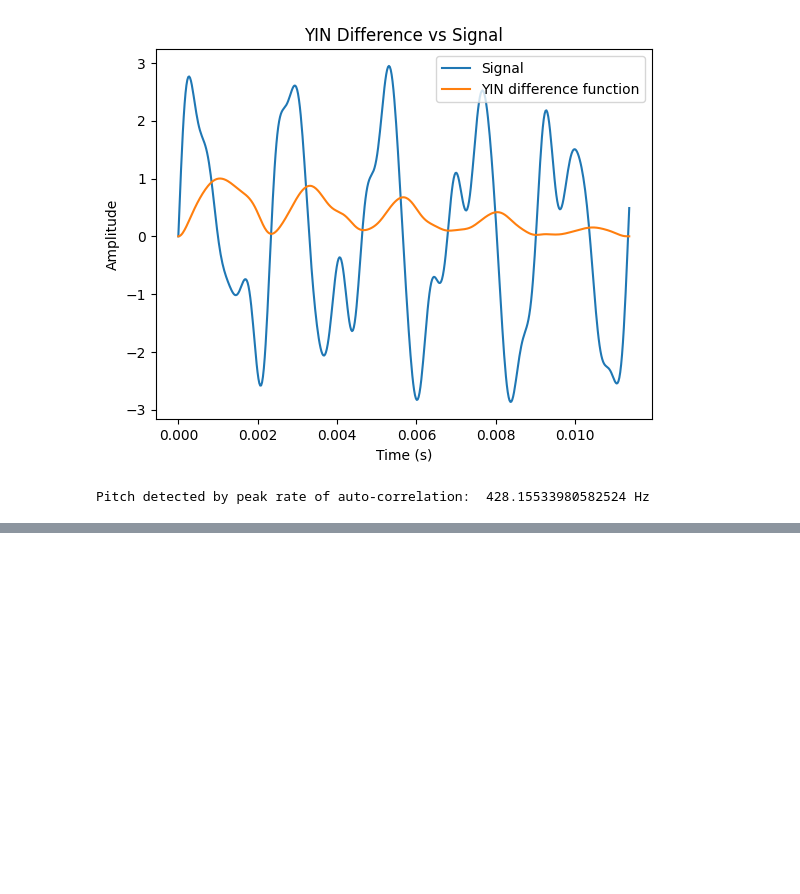
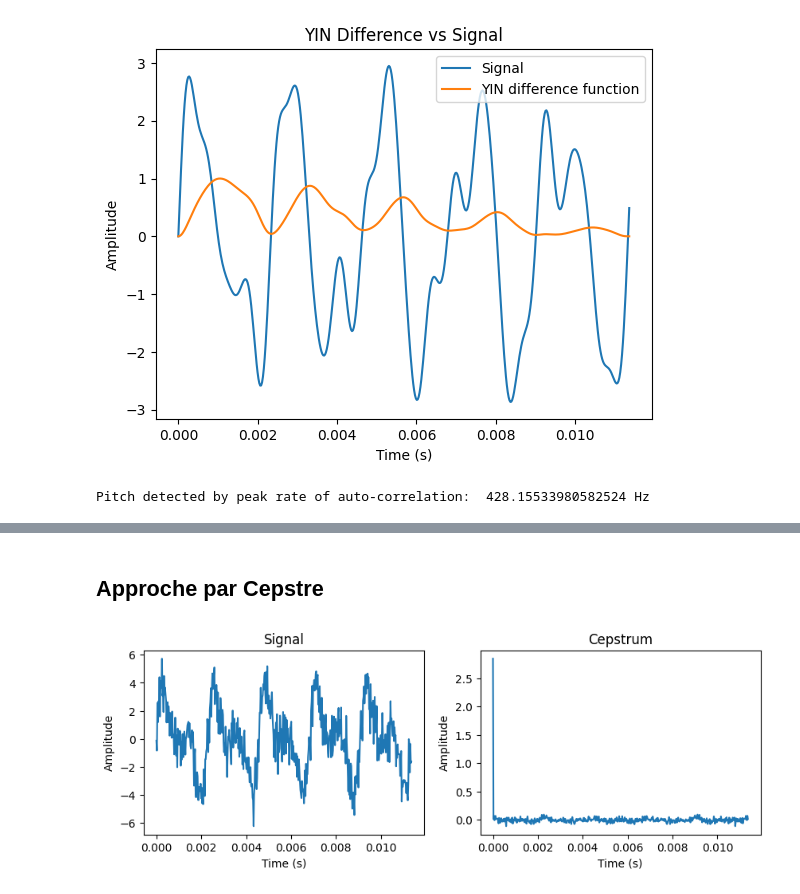
Before and after one commit to nathan-rousselot/pyautotune, a Jupyter notebook: notebooks/time-event-demo.ipynb, the cells around one changed output, grey strips where cells are left out. Saved outputs shown, nothing was run; the diff lists cells and outputs as text; code cells hidden in the pictures; blank space fills up the shorter version.

```diff
--- a/notebooks/time-event-demo.ipynb
+++ b/notebooks/time-event-demo.ipynb
@@ -312,0 +337,28 @@ TypeError: yin_difference_cumsum_to_hz() takes 2 positional arguments but 3 were
+# %% [markdown]
+## Approche par Cepstre
+# %%
+fs = 44100
+f0 = 440
+f1 = 880
+f2 = 1320
+f3 = 1760
+A = 2
+A1 = 2
+A2 = 0.5
+A3 = 0.25
+A4 = 0.125
+nb_of_periods = 5
+
+K = 0
+
+s0 = generate_signal(fs=fs, f0=f0, number_of_periods=nb_of_periods)
+s1 = generate_signal(fs=fs, f0=f1, number_of_periods=nb_of_periods, duration=nb_of_periods/f0)
+s2 = generate_signal(fs=fs, f0=f2, number_of_periods=nb_of_periods, duration=nb_of_periods/f0)
+s3 = generate_signal(fs=fs, f0=f3, number_of_periods=nb_of_periods, duration=nb_of_periods/f0)
+s = A*s0 + A1*s1 + A2*s2 + A3*s3 + K
+s = noise_signal(s,sigma=1)
+
+s_cepstre = compute_cepstrum(s, fs)
+visualize_signal(s,fs,cepstrum=s_cepstre)
+# %% [output]
+[figure, added]
```
Also changed, not shown: parts of 4 cells of this notebook.
